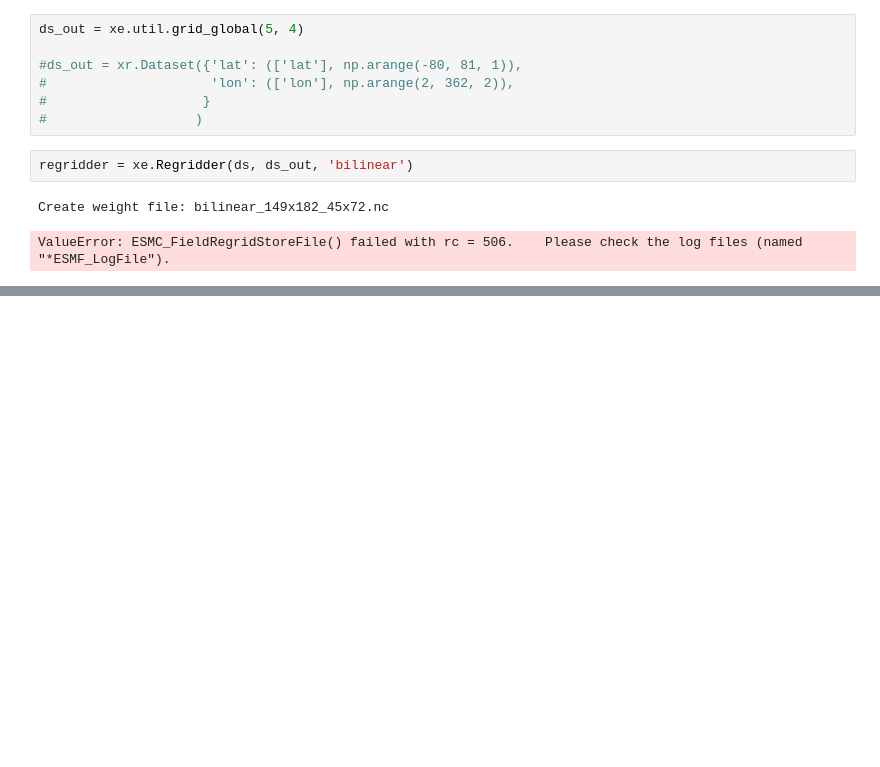
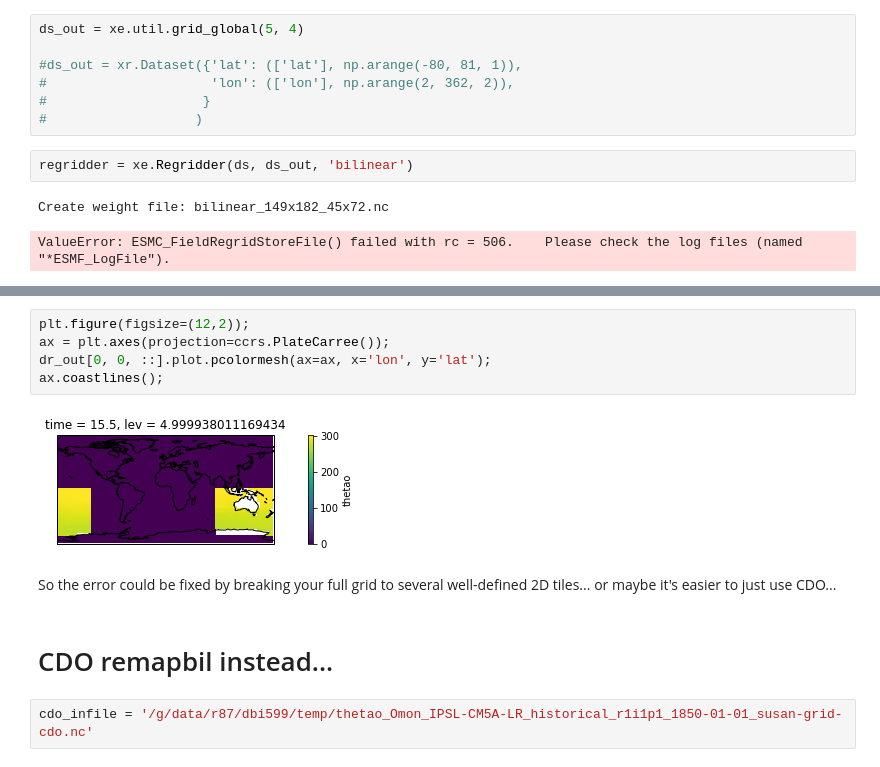
Before and after one commit to DamienIrving/ocean-analysis, a Jupyter notebook: development/xESMF_test.ipynb, the cells around one changed output, grey strips where cells are left out. Saved outputs shown, nothing was run; the diff lists cells and outputs as text; blank space fills up the shorter version.

```diff
--- a/development/xESMF_test.ipynb
+++ b/development/xESMF_test.ipynb
@@ -50,0 +122,13 @@ ValueError: ESMC_FieldRegridStoreFile() failed with rc = 506.    Please check th
+# %%
+plt.figure(figsize=(12,2));
+ax = plt.axes(projection=ccrs.PlateCarree());
+dr_out[0, 0, ::].plot.pcolormesh(ax=ax, x='lon', y='lat');
+ax.coastlines();
+# %% [output]
+[figure, added]
+# %% [markdown]
+So the error could be fixed by breaking your full grid to several well-defined 2D tiles... or maybe it's easier to just use CDO...
+# %% [markdown]
+# CDO remapbil instead...
+# %%
+cdo_infile = '/g/data/r87/dbi599/temp/thetao_Omon_IPSL-CM5A-LR_historical_r1i1p1_1850-01-01_susan-grid-cdo.nc'
```
Also changed, not shown: parts of 18 cells of this notebook.
